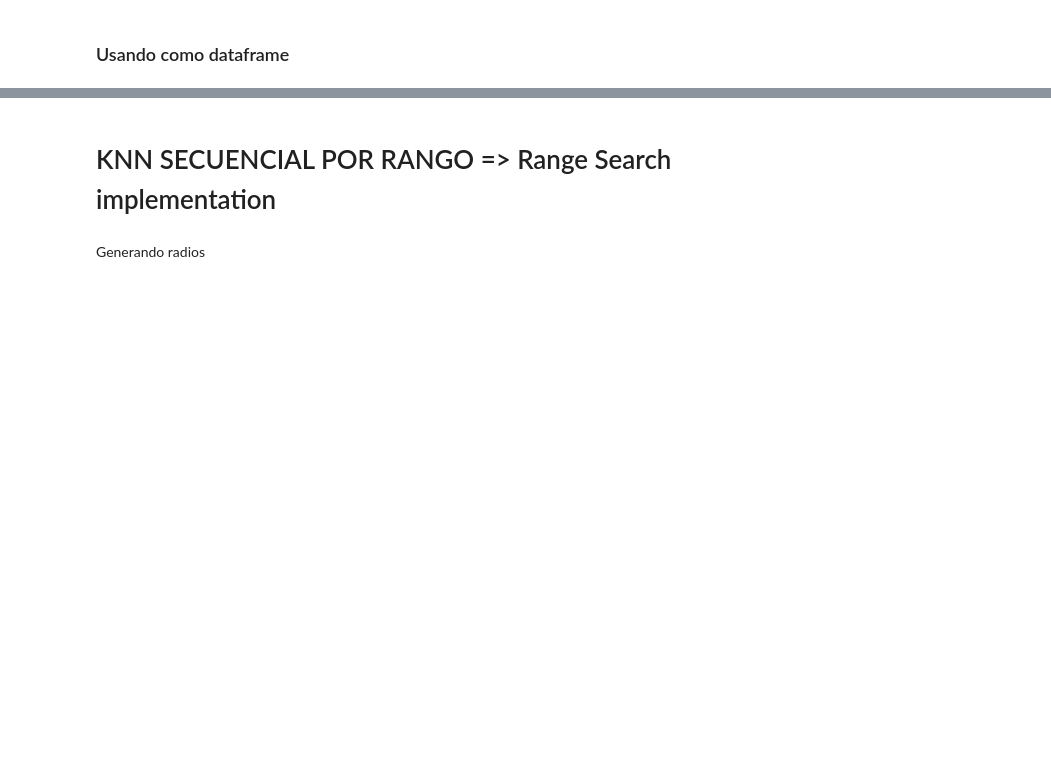
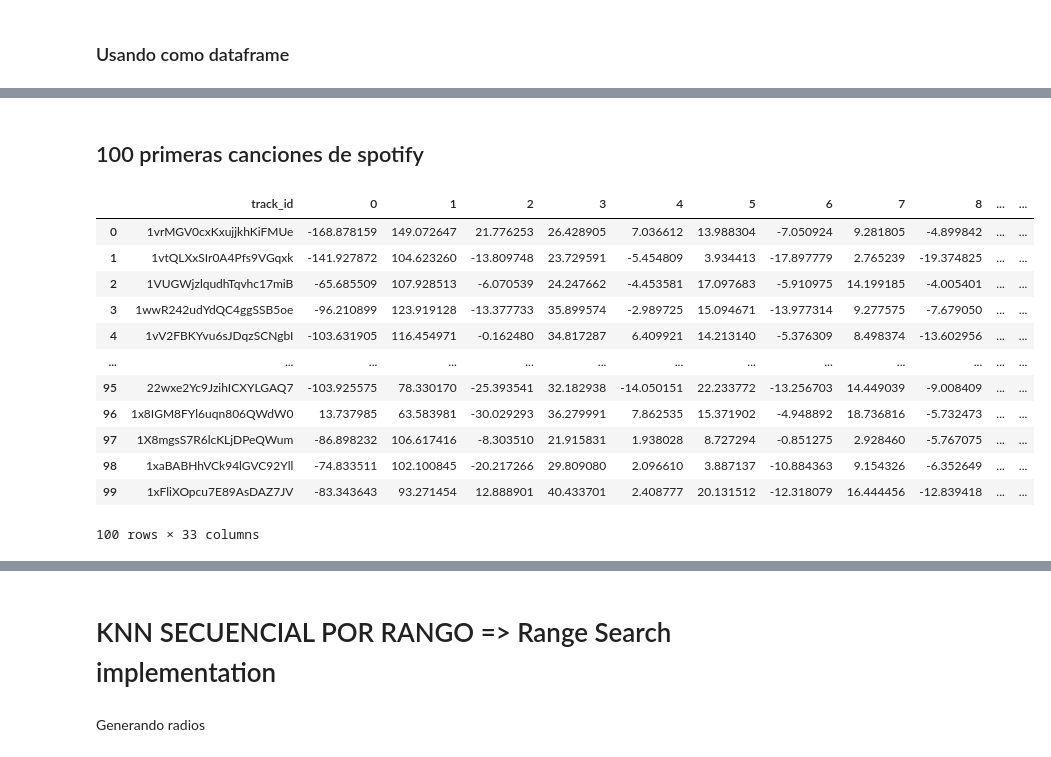
Before and after one commit to ricardoamiel/TestingRevInd, a Jupyter notebook: extract-features-tests.ipynb, the cells around one changed output, grey strips where cells are left out. Saved outputs shown, nothing was run; the diff lists cells and outputs as text; code cells hidden in the pictures; blank space fills up the shorter version.

```diff
--- a/extract-features-tests.ipynb
+++ b/extract-features-tests.ipynb
@@ -202,0 +285,19 @@ array([[-7.39946750e+01,  7.44373100e+01, -1.98730260e+01, ...,
+# %% [markdown]
+## 100 primeras canciones de spotify
+# %%
+spotify_first_100_songs = pd.read_csv('songs/features.csv')
+spotify_first_100_songs
+# %% [output]
+|  | track_id | 0 | 1 | 2 | 3 | 4 | 5 | 6 | 7 | 8 | ... | ... |
+| 0 | 1vrMGV0cxKxujjkhKiFMUe | -168.878159 | 149.072647 | 21.776253 | 26.428905 | 7.036612 | 13.988304 | -7.050924 | 9.281805 | -4.899842 | ... | ... |
+| 1 | 1vtQLXxSIr0A4Pfs9VGqxk | -141.927872 | 104.623260 | -13.809748 | 23.729591 | -5.454809 | 3.934413 | -17.897779 | 2.765239 | -19.374825 | ... | ... |
+| 2 | 1VUGWjzlqudhTqvhc17miB | -65.685509 | 107.928513 | -6.070539 | 24.247662 | -4.453581 | 17.097683 | -5.910975 | 14.199185 | -4.005401 | ... | ... |
+| 3 | 1wwR242udYdQC4ggSSB5oe | -96.210899 | 123.919128 | -13.377733 | 35.899574 | -2.989725 | 15.094671 | -13.977314 | 9.277575 | -7.679050 | ... | ... |
+| 4 | 1vV2FBKYvu6sJDqzSCNgbI | -103.631905 | 116.454971 | -0.162480 | 34.817287 | 6.409921 | 14.213140 | -5.376309 | 8.498374 | -13.602956 | ... | ... |
+| ... | ... | ... | ... | ... | ... | ... | ... | ... | ... | ... | ... | ... |
+| 95 | 22wxe2Yc9JzihICXYLGAQ7 | -103.925575 | 78.330170 | -25.393541 | 32.182938 | -14.050151 | 22.233772 | -13.256703 | 14.449039 | -9.008409 | ... | ... |
+| 96 | 1x8IGM8FYl6uqn806QWdW0 | 13.737985 | 63.583981 | -30.029293 | 36.279991 | 7.862535 | 15.371902 | -4.948892 | 18.736816 | -5.732473 | ... | ... |
+| 97 | 1X8mgsS7R6lcKLjDPeQWum | -86.898232 | 106.617416 | -8.303510 | 21.915831 | 1.938028 | 8.727294 | -0.851275 | 2.928460 | -5.767075 | ... | ... |
+| 98 | 1xaBABHhVCk94lGVC92Yll | -74.833511 | 102.100845 | -20.217266 | 29.809080 | 2.096610 | 3.887137 | -10.884363 | 9.154326 | -6.352649 | ... | ... |
+| 99 | 1xFliXOpcu7E89AsDAZ7JV | -83.343643 | 93.271454 | 12.888901 | 40.433701 | 2.408777 | 20.131512 | -12.318079 | 16.444456 | -12.839418 | ... | ... |
+100 rows × 33 columns
```
Also changed, not shown: parts of 58 cells of this notebook, 1 other file.
